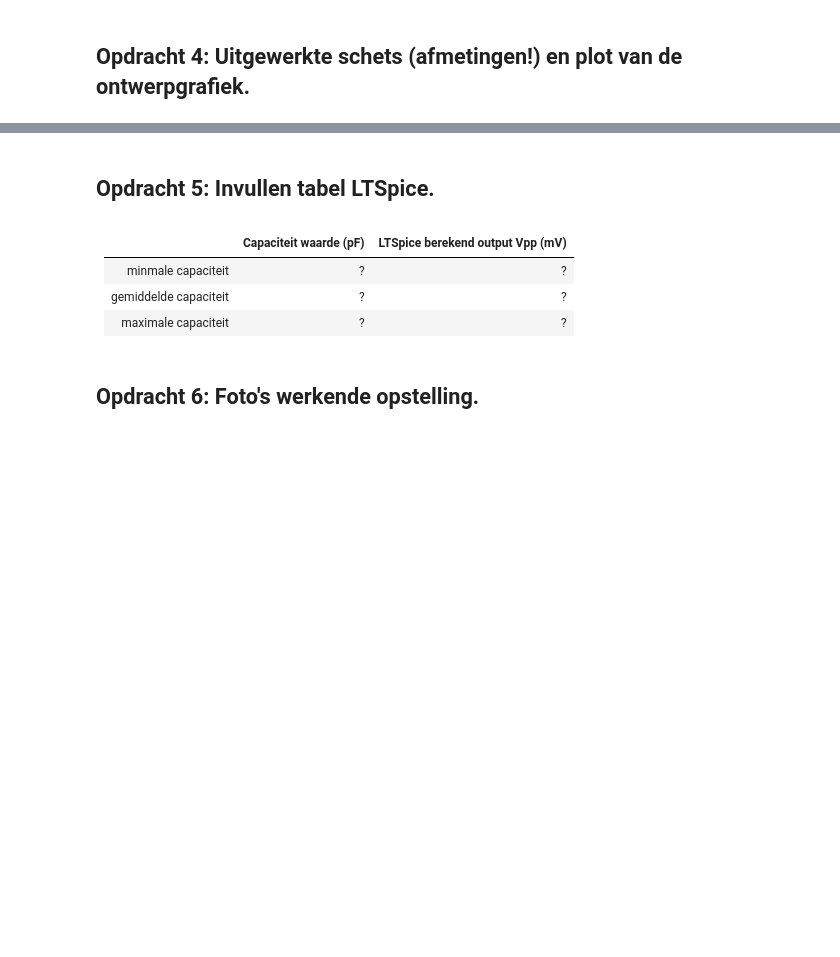
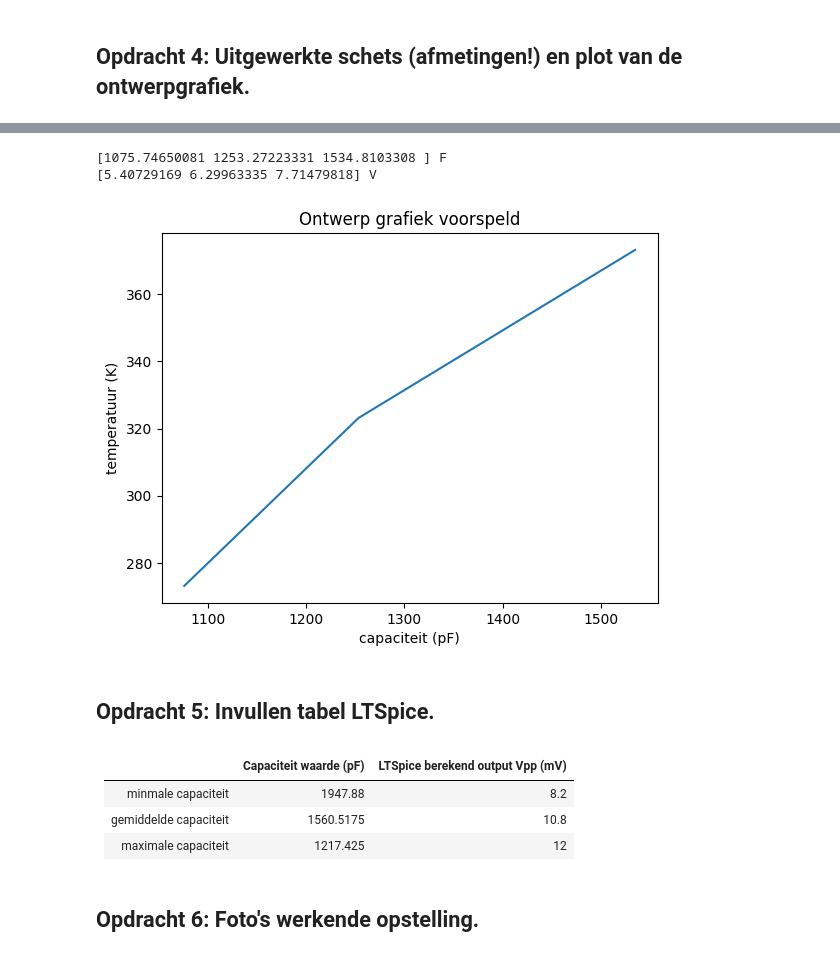
Before and after one commit to AAAGomperts/opdrachten-DEF-D, a Jupyter notebook: FysiekeOntwerpopdrachten/2OntwerpEenSensorCondensator/DEFOntwerpopdracht2OntwerpEenSensorInvulTemplate.ipynb, the cells around one changed output, grey strips where cells are left out. Drawn from its saved outputs; the diff is of its cells as text; code cells hidden in the pictures; blank space fills up the shorter version.

```diff
--- a/FysiekeOntwerpopdrachten/2OntwerpEenSensorCondensator/DEFOntwerpopdracht2OntwerpEenSensorInvulTemplate.ipynb
+++ b/FysiekeOntwerpopdrachten/2OntwerpEenSensorCondensator/DEFOntwerpopdracht2OntwerpEenSensorInvulTemplate.ipynb
@@ -32,8 +32,8 @@ Aan het einde van deze ontwerpopdracht lever je als groep één gezamenlijk note
 # constante) en als output de capaciteit van de vlakke plaat condensator met die ontwerpparameters.
 # Je gaat deze formule de rest van de dag gebruiken: controleer hem goed!
 
-def C(jouwInputs):
-    output = jouwInputs
-    return output
+def Capaciteit(A, d, epsilon):
+    C = epsilon*A/d
+    return C
 
 # Optioneel: schrijf je functie zodanig dat je arrays als input kan geven en (dus) ook arrays als output.
@@ -78,11 +98,49 @@ Pas deze tekst aan: Wij gaan een sensor maken die X meet.
+# %%
+# Plot hier de verwachte ontwerpgrafiek van jullie sensoren.
+
+
+dikte = 0.006
+breedte = 0.1
+lengte = 0.15
+epsilon_min =55*epsilon0
+epsilon_mid = 70.5*epsilon0
+epsilon_max =88*epsilon0
+
+def epsilon_water(T):
+    epsilon = (87.740-0.4*T+9.398*10**-4*T**2)*epsilon0
+    return epsilon
+
+oppervlakte = breedte * lengte
+Capaciteit_sensor = Capaciteit(oppervlakte, dikte, epsilon)
+
+T_min = 273.15
+T_mid = 323.15
+T_max = 373.15
+T = np.array([T_min, T_mid, T_max])
+
+epsilon = epsilon_water(T)
+
+print(Capaciteit_sensor*10**12,"F")
+v_sensor = 1000*Capaciteit_sensor*2*np.pi*100000*8
+print(v_sensor,"V")
+
+plt.title("Ontwerp grafiek voorspeld")
+plt.plot(Capaciteit_sensor*10**12,T,"")
+plt.xlabel("capaciteit (pF)")
+plt.ylabel("temperatuur (K)")
+plt.show()
+# %% [output]
+[1075.74650081 1253.27223331 1534.8103308 ] F
+[5.40729169 6.29963335 7.71479818] V
+[figure, added]
 # %% [markdown]
 ## Opdracht 5: Invullen tabel LTSpice.
 # %% [markdown]
 |         | Capaciteit waarde (pF)  | LTSpice berekend output Vpp (mV)|
 |-------------|-------------:|-------------:|
-| minmale capaciteit| ? |? |
-| gemiddelde capaciteit| ? |? |
-| maximale capaciteit| ? |? |
+| minmale capaciteit| 1947.88 |8.2 |
+| gemiddelde capaciteit| 1560.5175 |10.8 |
+| maximale capaciteit| 1217.425 |12 |
 # %% [markdown]
 ## Opdracht 6: Foto's werkende opstelling.
 # %% [markdown]
```
Also changed, not shown: parts of 8 cells of this notebook, 6 other files.
